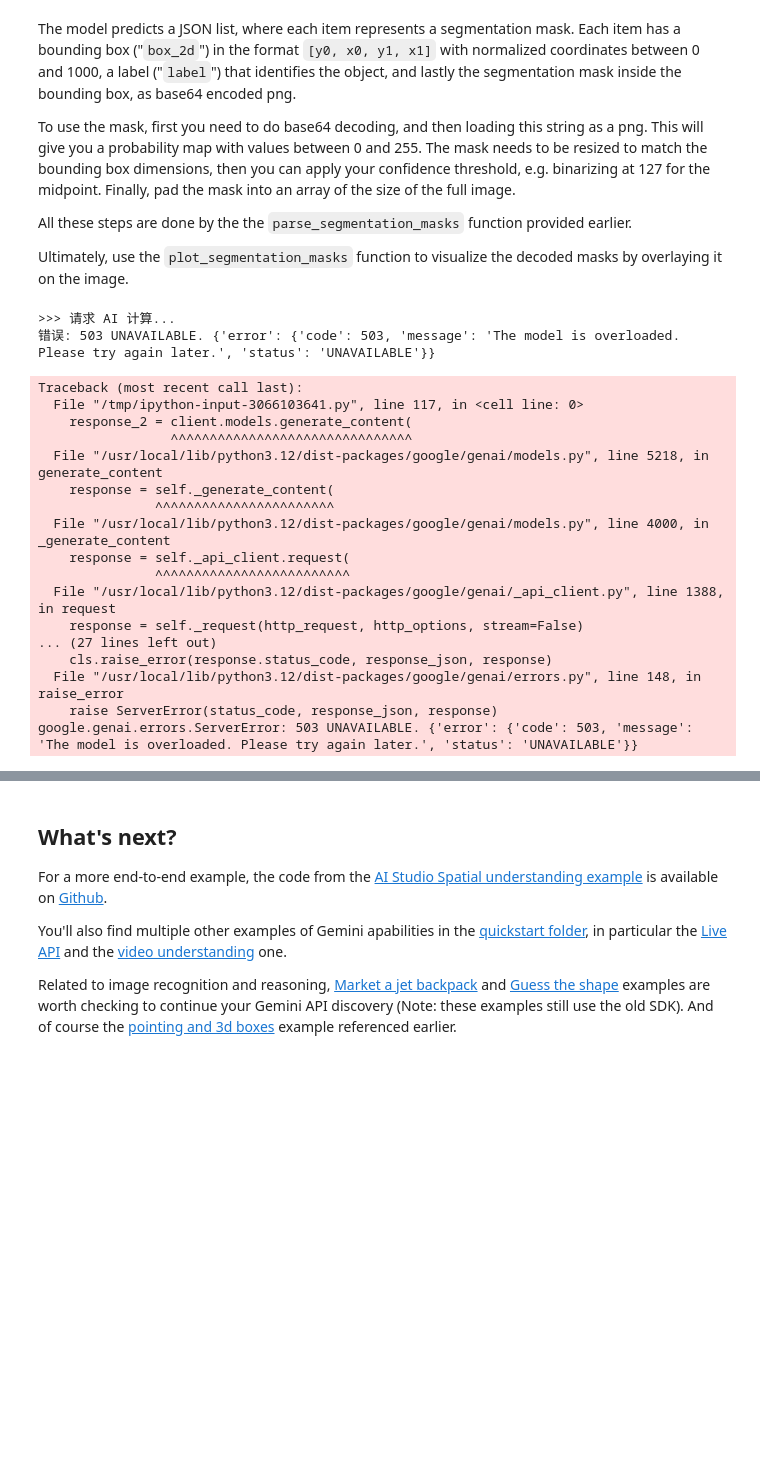
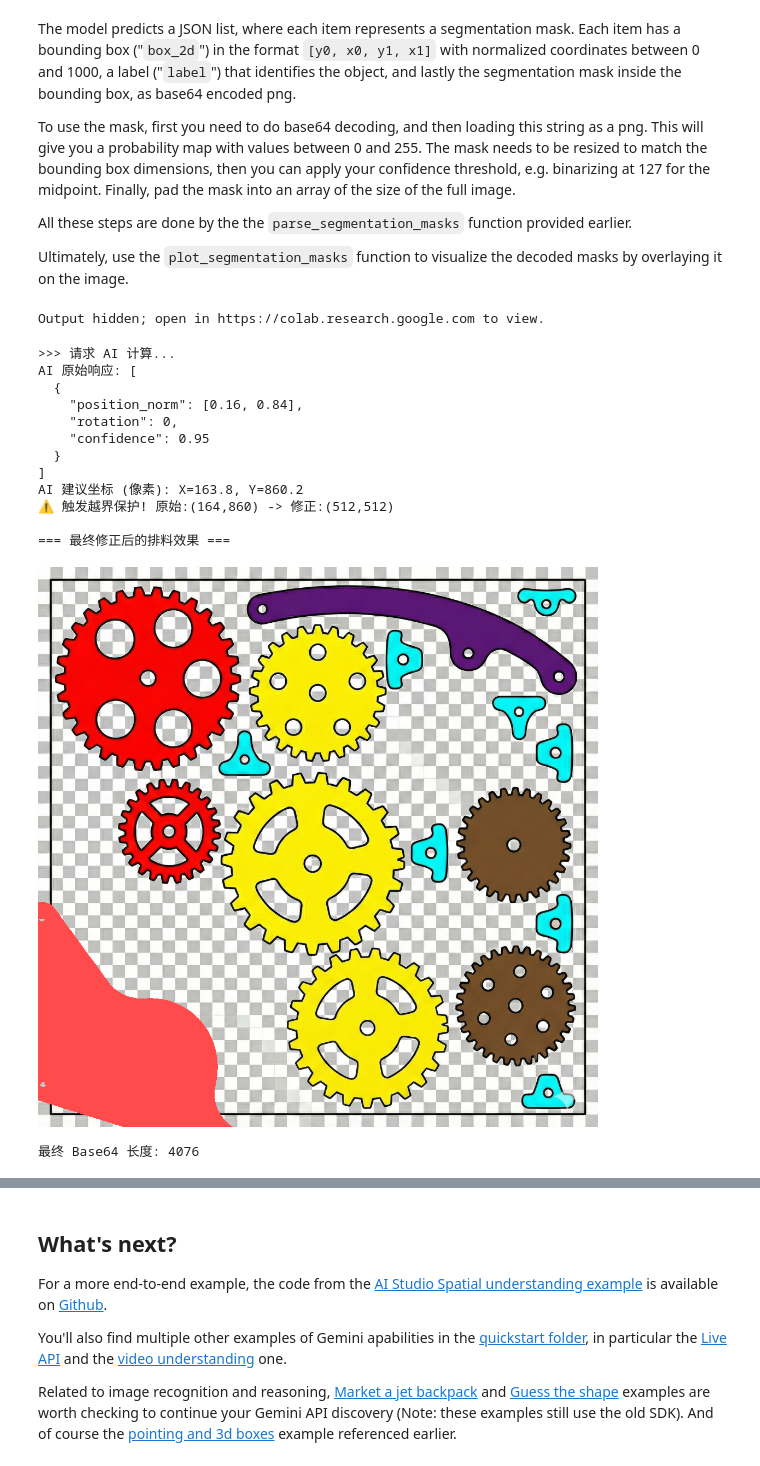
Before and after one commit to x-wynter/Gemini-Spatial-understanding, a Jupyter notebook: quickstarts/Spatial_understanding_panel_2.ipynb, the cells around one changed output, grey strips where cells are left out. Saved outputs shown, nothing was run; the diff lists cells and outputs as text; code cells hidden in the pictures; blank space fills up the shorter version.

```diff
--- a/quickstarts/Spatial_understanding_panel_2.ipynb
+++ b/quickstarts/Spatial_understanding_panel_2.ipynb
@@ -69,7 +69,7 @@ The [Object detection](https://github.com/google-gemini/cookbook/blob/gemini-1.5
 
 For more information about all Gemini models, check the [documentation](https://ai.google.dev/gemini-api/docs/models/gemini) for extended information on each of them.
 # %%
-model_name = "gemini-2.5-flash" # @param ["gemini-2.0-flash", "gemini-2.5-flash-lite", "gemini-2.5-flash", "gemini-2.5-pro","gemini-3-pro-preview"] {"allow-input":true}
+model_name = "gemini-2.0-flash" # @param ["gemini-2.0-flash", "gemini-2.5-flash-lite", "gemini-2.5-flash", "gemini-2.5-pro","gemini-3-pro-preview"] {"allow-input":true}
 # %% [markdown]
 ### System instructions
 
@@ -631,3 +699,5 @@ Ultimately, use the `plot_segmentation_masks` function to visualize the decoded
 segmentation_masks = parse_segmentation_masks(response.text, img_height=im.size[1], img_width=im.size[0])
 # %%
 plot_segmentation_masks(im, segmentation_masks)
+# %% [output]
+Output hidden; open in https://colab.research.google.com to view.
@@ -1033,8 +857,8 @@ try:
         )
 
         # 直接使用 AI 的原始坐标，不做任何限制
-        # safe_x = center_x_px
-        # safe_y = center_y_px
+        safe_x = center_x_px
+        safe_y = center_y_px
 
         # --- 计算左上角粘贴点 ---
         # PIL paste 需要的是左上角坐标，不是中心点
@@ -1046,51 +870,46 @@ try:
 
         # 获取 alpha 通道作为遮罩 (由 make_white_transparent 生成)
         part_mask = rotated_part.split()[3]
 
         # 创建一个纯红色的图层
         red_layer = Image.new("RGBA", rotated_part.size, (255, 0, 0, 180))
 
         # 使用 mask 将红色图层贴上去 (只贴有像素的部分)
         final_visual.paste(red_layer, (paste_x, paste_y), mask=part_mask)
 
         print("\n=== 最终修正后的排料效果 ===")
         display(final_visual)
 
         # --- 生成 Base64 ---
         # 创建一个全黑底图
         final_mask_canvas = Image.new('L', (sheet_w, sheet_h), 0)
         # 在指定位置贴上白色的 mask
         final_mask_canvas.paste(part_mask, (paste_x, paste_y), mask=part_mask)
 
         buffered = io.BytesIO()
         final_mask_canvas.save(buffered, format="PNG")
         b64_str = base64.b64encode(buffered.getvalue()).decode()
         print(f"最终 Base64 长度: {len(b64_str)}")
 
 except Exception as e:
     import traceback
     traceback.print_exc()
     print(f"错误: {e}")
 # %% [output]
 >>> 请求 AI 计算...
-错误: 503 UNAVAILABLE. {'error': {'code': 503, 'message': 'The model is overloaded. Please try again later.', 'status': 'UNAVAILABLE'}}
+AI 原始响应: [
+  {
+    "position_norm": [0.16, 0.84],
+    "rotation": 0,
+    "confidence": 0.95
+  }
+]
+AI 建议坐标 (像素): X=163.8, Y=860.2
+⚠️ 触发越界保护! 原始:(164,860) -> 修正:(512,512)
+
+=== 最终修正后的排料效果 ===
+[figure, added]
-Traceback (most recent call last):
-  File "/tmp/ipython-input-3066103641.py", line 117, in <cell line: 0>
-    response_2 = client.models.generate_content(
-                 ^^^^^^^^^^^^^^^^^^^^^^^^^^^^^^^
-  File "/usr/local/lib/python3.12/dist-packages/google/genai/models.py", line 5218, in generate_content
-    response = self._generate_content(
-               ^^^^^^^^^^^^^^^^^^^^^^^
-  File "/usr/local/lib/python3.12/dist-packages/google/genai/models.py", line 4000, in _generate_content
-    response = self._api_client.request(
-               ^^^^^^^^^^^^^^^^^^^^^^^^^
-  File "/usr/local/lib/python3.12/dist-packages/google/genai/_api_client.py", line 1388, in request
-    response = self._request(http_request, http_options, stream=False)
-... (27 lines left out)
-    cls.raise_error(response.status_code, response_json, response)
-  File "/usr/local/lib/python3.12/dist-packages/google/genai/errors.py", line 148, in raise_error
-    raise ServerError(status_code, response_json, response)
-google.genai.errors.ServerError: 503 UNAVAILABLE. {'error': {'code': 503, 'message': 'The model is overloaded. Please try again later.', 'status': 'UNAVAILABLE'}}
+最终 Base64 长度: 4076
 # %% [markdown]
 ## Preliminary capabilities: pointing and 3D boxes
 
```
Also changed, not shown: parts of 14 cells of this notebook.
